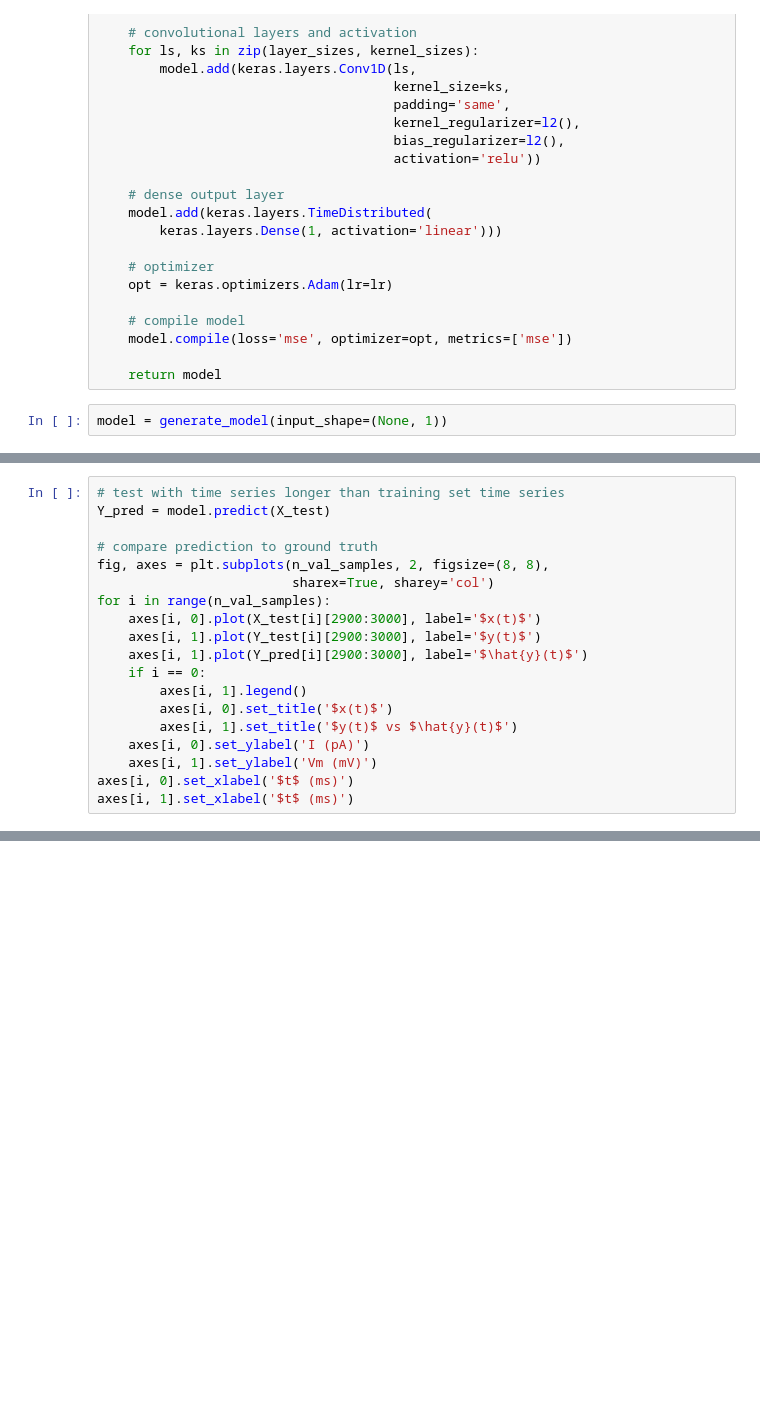
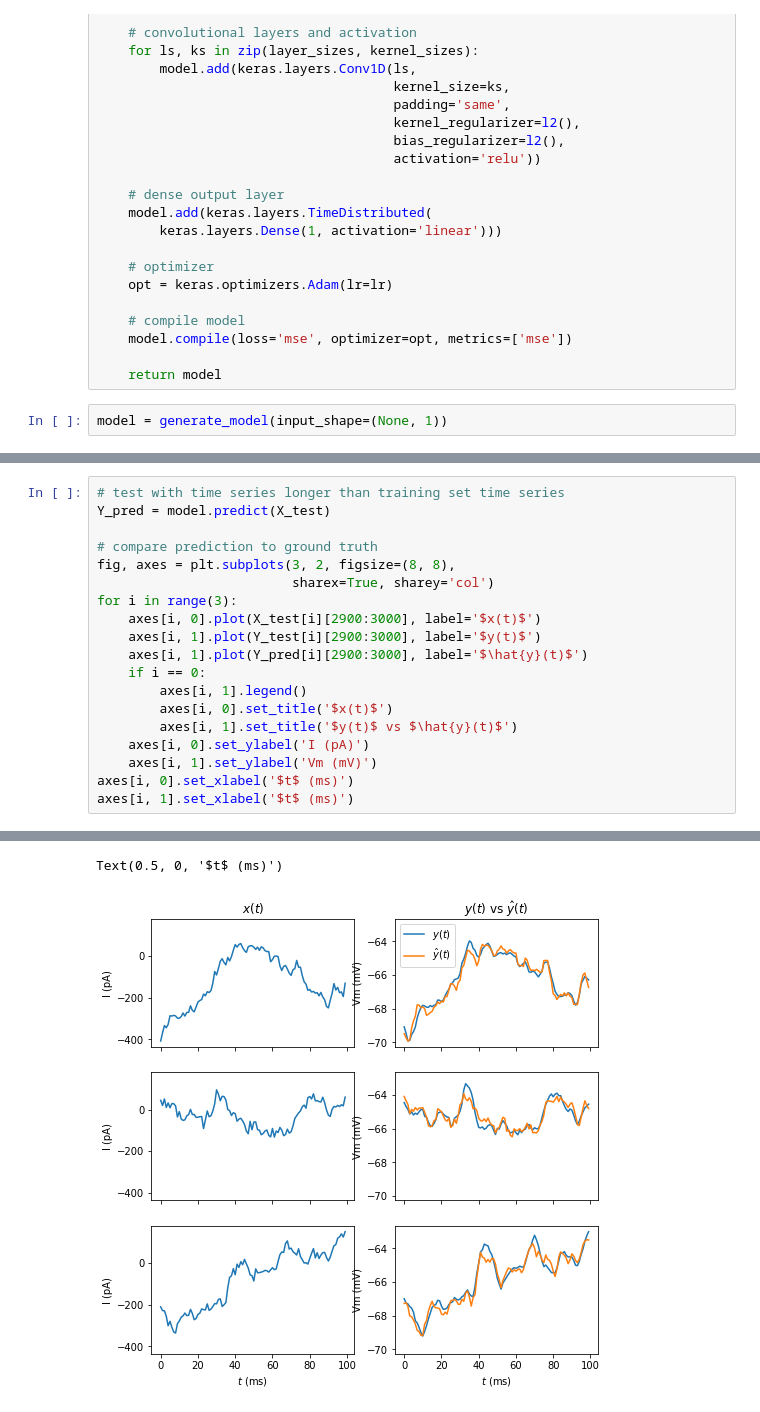
Before and after one commit to espenhgn/MLexperiments, a Jupyter notebook: HodkinHuxleyConvNet.ipynb, the cells around one changed output, grey strips where cells are left out. Saved outputs shown, nothing was run; the diff lists cells and outputs as text; blank space fills up the shorter version.

```diff
--- a/HodkinHuxleyConvNet.ipynb
+++ b/HodkinHuxleyConvNet.ipynb
@@ -111,9 +177,9 @@ axes[i, 1].set_xlabel('$t$ (ms)')
 Y_pred = model.predict(X_test)
 
 # compare prediction to ground truth
-fig, axes = plt.subplots(n_val_samples, 2, figsize=(8, 8),
+fig, axes = plt.subplots(3, 2, figsize=(8, 8),
                          sharex=True, sharey='col')
-for i in range(n_val_samples):
+for i in range(3):
     axes[i, 0].plot(X_test[i][2900:3000], label='$x(t)$')
     axes[i, 1].plot(Y_test[i][2900:3000], label='$y(t)$')
     axes[i, 1].plot(Y_pred[i][2900:3000], label='$\hat{y}(t)$')
@@ -125,3 +191,4 @@ for i in range(n_val_samples):
     axes[i, 1].set_ylabel('Vm (mV)')
 axes[i, 0].set_xlabel('$t$ (ms)')
 axes[i, 1].set_xlabel('$t$ (ms)')
+# %% [output]
@@ -127,0 +196,2 @@ axes[i, 1].set_xlabel('$t$ (ms)')
+Text(0.5, 0, '$t$ (ms)')
+[figure, added]
```
Also changed, not shown: parts of 9 cells of this notebook.
